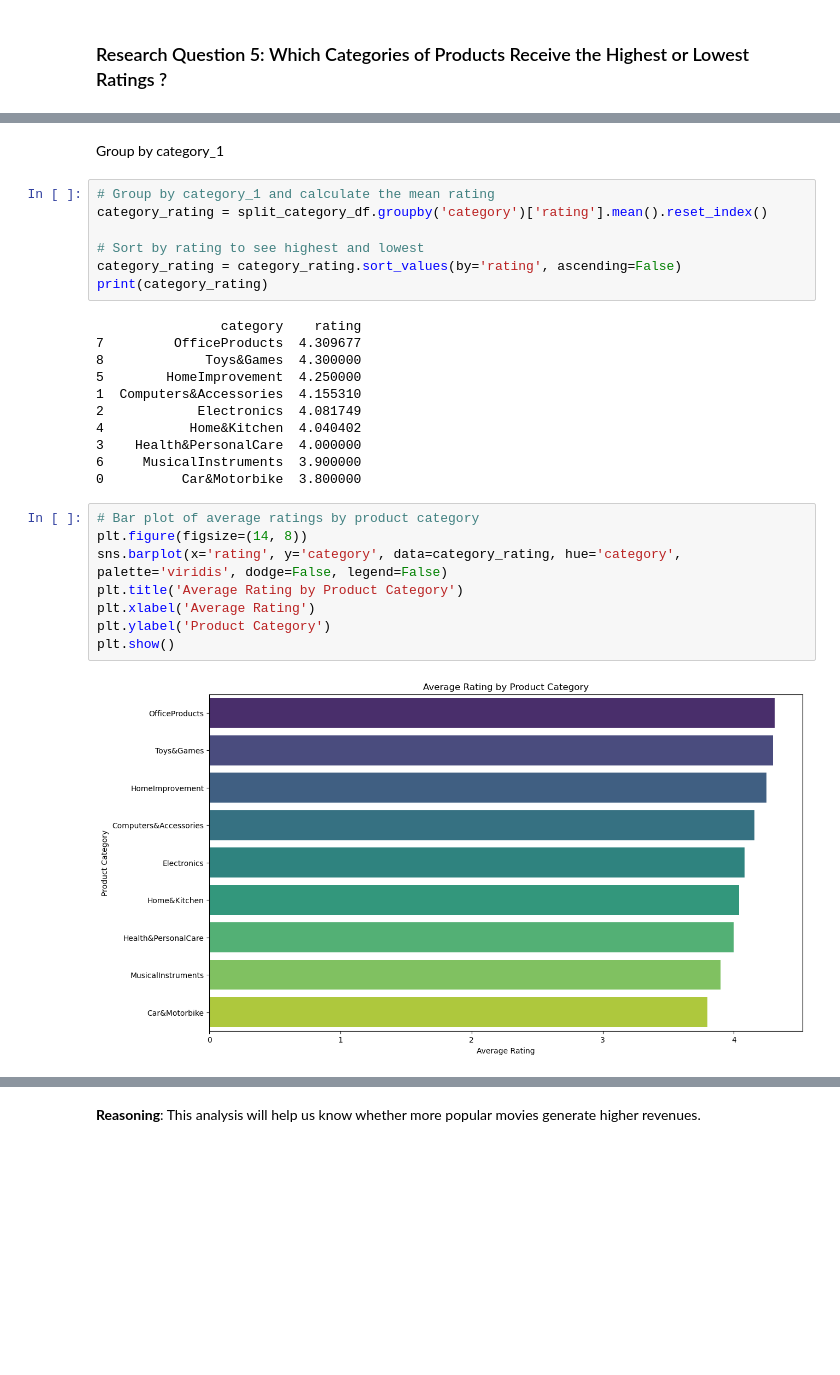
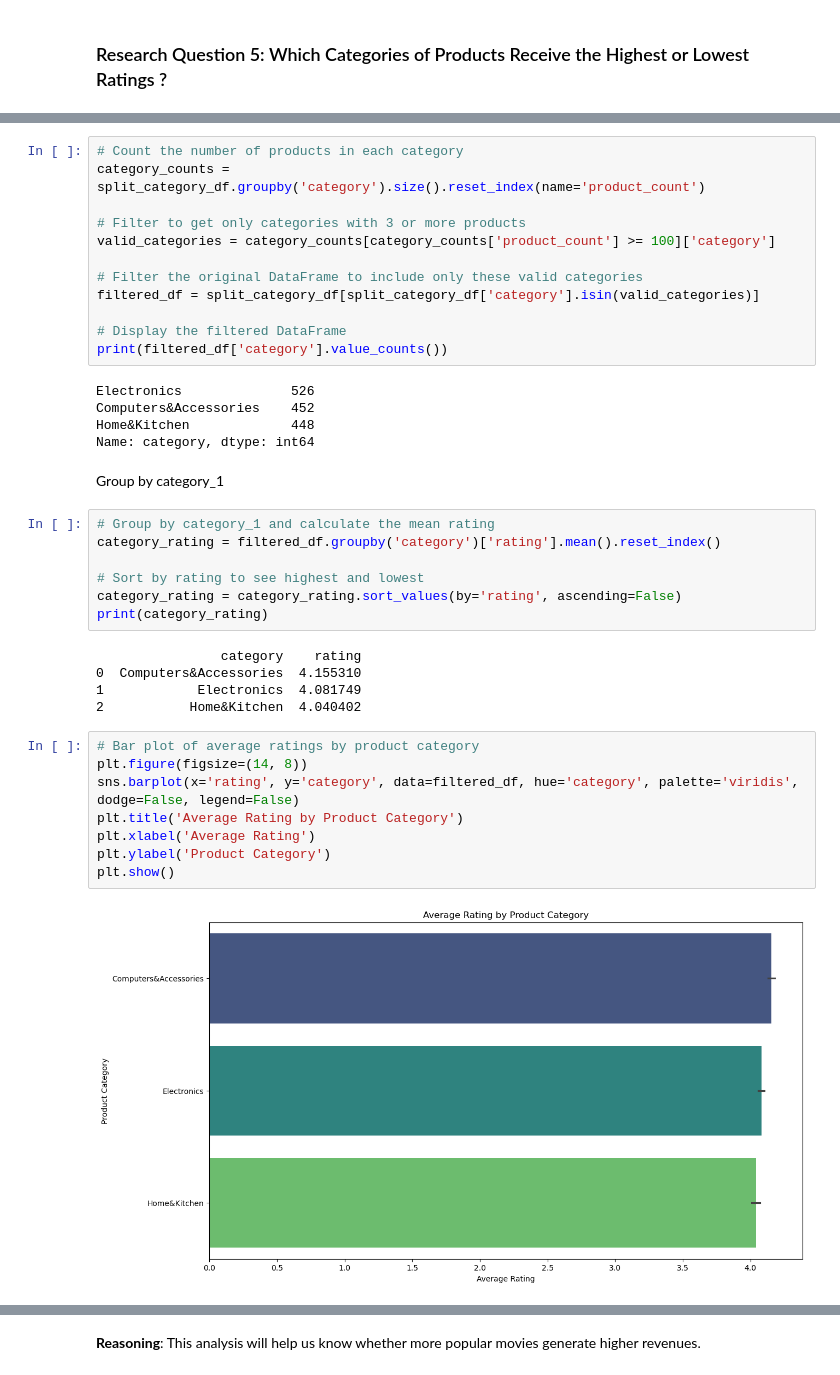
Before and after one commit to haule687/Data-Analyst-Capstone-Amazon-Products, a Jupyter notebook: Investigate_a_Dataset.ipynb, the cells around one changed output, grey strips where cells are left out. Saved outputs shown, nothing was run; the diff lists cells and outputs as text; blank space fills up the shorter version.

```diff
--- a/Investigate_a_Dataset.ipynb
+++ b/Investigate_a_Dataset.ipynb
@@ -997,30 +986,41 @@ array(['Computers&Accessories', 'Electronics', 'MusicalInstruments',
+# %%
+# Count the number of products in each category
+category_counts = split_category_df.groupby('category').size().reset_index(name='product_count')
+
+# Filter to get only categories with 3 or more products
+valid_categories = category_counts[category_counts['product_count'] >= 100]['category']
+
+# Filter the original DataFrame to include only these valid categories
+filtered_df = split_category_df[split_category_df['category'].isin(valid_categories)]
+
+# Display the filtered DataFrame
+print(filtered_df['category'].value_counts())
+# %% [output]
+Electronics              526
+Computers&Accessories    452
+Home&Kitchen             448
+Name: category, dtype: int64
 # %% [markdown]
 Group by category_1
 # %%
 # Group by category_1 and calculate the mean rating
-category_rating = split_category_df.groupby('category')['rating'].mean().reset_index()
+category_rating = filtered_df.groupby('category')['rating'].mean().reset_index()
 
 # Sort by rating to see highest and lowest
 category_rating = category_rating.sort_values(by='rating', ascending=False)
 print(category_rating)
 # %% [output]
                 category    rating
-7         OfficeProducts  4.309677
-8             Toys&Games  4.300000
-5        HomeImprovement  4.250000
-1  Computers&Accessories  4.155310
-2            Electronics  4.081749
-4           Home&Kitchen  4.040402
-3    Health&PersonalCare  4.000000
-6     MusicalInstruments  3.900000
-0          Car&Motorbike  3.800000
+0  Computers&Accessories  4.155310
+1            Electronics  4.081749
+2           Home&Kitchen  4.040402
 # %%
 # Bar plot of average ratings by product category
 plt.figure(figsize=(14, 8))
-sns.barplot(x='rating', y='category', data=category_rating, hue='category', palette='viridis', dodge=False, legend=False)
+sns.barplot(x='rating', y='category', data=filtered_df, hue='category', palette='viridis', dodge=False, legend=False)
 plt.title('Average Rating by Product Category')
 plt.xlabel('Average Rating')
 plt.ylabel('Product Category')
 plt.show()
 # %% [output]
-[figure, old version]
+[figure, new version]
```
Also changed, not shown: parts of 35 cells of this notebook, 1 other file.
